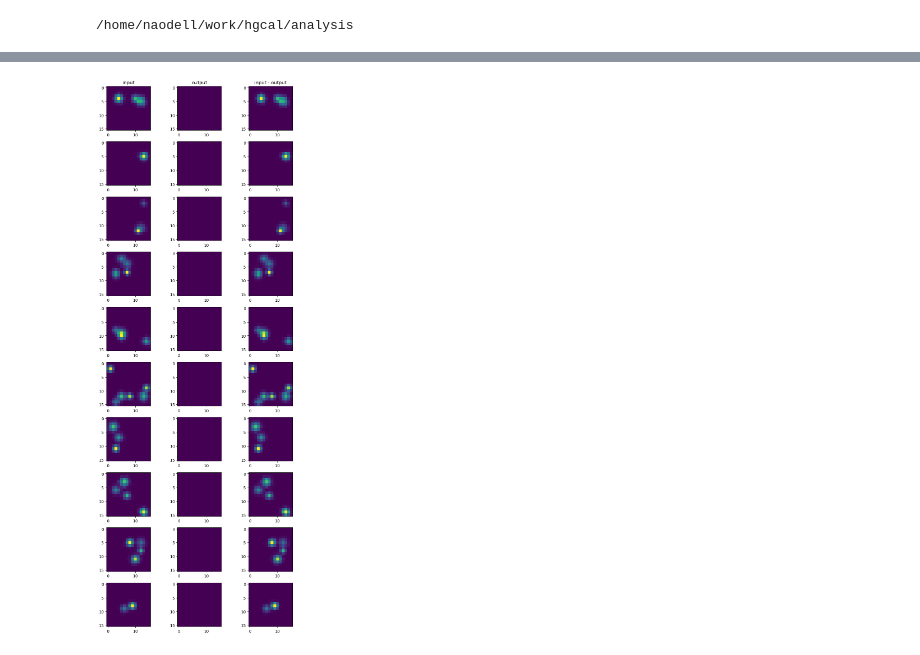
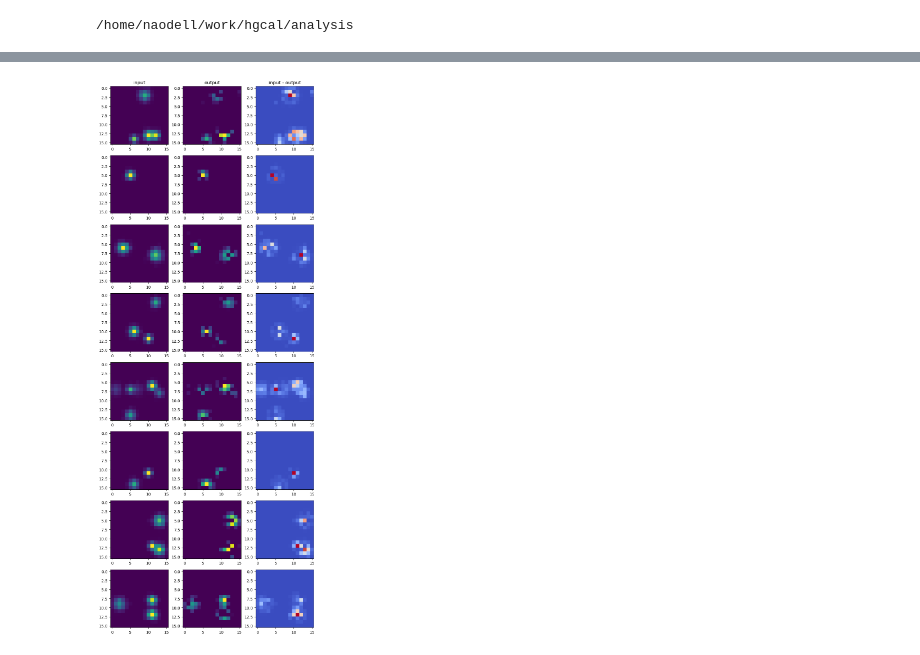
Before and after one commit to NWUHEP/hgcal-analysis, a Jupyter notebook: notebooks/autoencoder_toys.ipynb, the cells around one changed output, grey strips where cells are left out. Drawn from its saved outputs; the diff is of its cells as text; code cells hidden in the pictures.

```diff
--- a/notebooks/autoencoder_toys.ipynb
+++ b/notebooks/autoencoder_toys.ipynb
@@ -35,7 +35,7 @@ device = 'cuda' if torch.cuda.is_available() else 'cpu'
 
 n_total   = samples.shape[0]
 split     = int(0.8*n_total)
-batch_size = 16
+batch_size = 8
 
 # training sample
 training_data = MyDataset(samples[:split], energy_sums[:split])
@@ -43,3 +43,5 @@ train_loader = DataLoader(training_data,  batch_size=batch_size, shuffle=True, p
 
 testing_data = MyDataset(samples[split:], energy_sums[split:])
 test_loader = DataLoader(testing_data,  batch_size=batch_size, shuffle=True, pin_memory=True)
+
+print(f'Total number of events: {n_total}')
@@ -70,7 +73,7 @@ AutoEncoder(
 )
 # %%
 # optimize NN weights
-n_epochs = 100
+n_epochs = 50
 n_events = len(train_loader)
 
 # define loss and configure optimizer
@@ -86,7 +89,6 @@ for iepoch in pbar1:
     pbar2 = tqdm(train_loader, total=n_events, leave=False, position=1)
     pbar2.set_postfix({'loss':'?'})
     avg_loss = 0
-    ecount = 0
     for jevent, (features, targets) in enumerate(pbar2):
         features = features.to(device)
         targets = targets.to(device)
@@ -100,14 +102,11 @@ for iepoch in pbar1:
         #tb_writer.add_scalar('training loss', loss.item(), iepoch*n_events + jevent)
 
         avg_loss += loss.item()
-        ecount += 1
-        if ecount == 500:
-            avg_loss /= 500
+        if jevent%1000 == 0:
+            avg_loss /= 1000
             pbar2.set_postfix({'loss':f'{avg_loss:.3f}'})
-            tb_writer.add_scalar('training loss', avg_loss, )
-
-            avg_loss = ecount = 0
-
+            tb_writer.add_scalar('training loss', avg_loss, iepoch*(n_events//1000) + jevent/1000)
+            avg_loss = 0
 
     with torch.no_grad():
         model.eval()
@@ -135,34 +134,34 @@ for iepoch in pbar1:
 with torch.no_grad():
     model.eval()
 
-    fig, axes = plt.subplots(10, 3, facecolor='white', figsize=(8, 20))
+    fig, axes = plt.subplots(8, 3, facecolor='white', figsize=(8, 20))
     images, _ = iter(test_loader).next()
     images = images.to(device)
     images_pred = model(images)
     for ix, (image, image_pred) in enumerate(zip(images, images_pred)):
         image = image.cpu().numpy()
         image_pred = image_pred.cpu().numpy().reshape(image.shape)
 
         ax = axes[ix][0]
         ax.imshow(image)
         if ix == 0:
             ax.set_title('input')
 
         ax = axes[ix][1]
         ax.imshow(image_pred)
         if ix == 0:
             ax.set_title('output')
 
         ax = axes[ix][2]
-        ax.imshow(abs(image - image_pred))
+        ax.imshow(abs(image - image_pred), cmap='coolwarm')
         if ix == 0:
             ax.set_title('input - output')
 
         #plt.colorbar()
 
         if ix == 9: break
 
     plt.tight_layout()
     plt.show()
 # %% [output]
-[figure, old version]
+[figure, new version]
```
Also changed, not shown: parts of 2 cells of this notebook, 1 other file.
